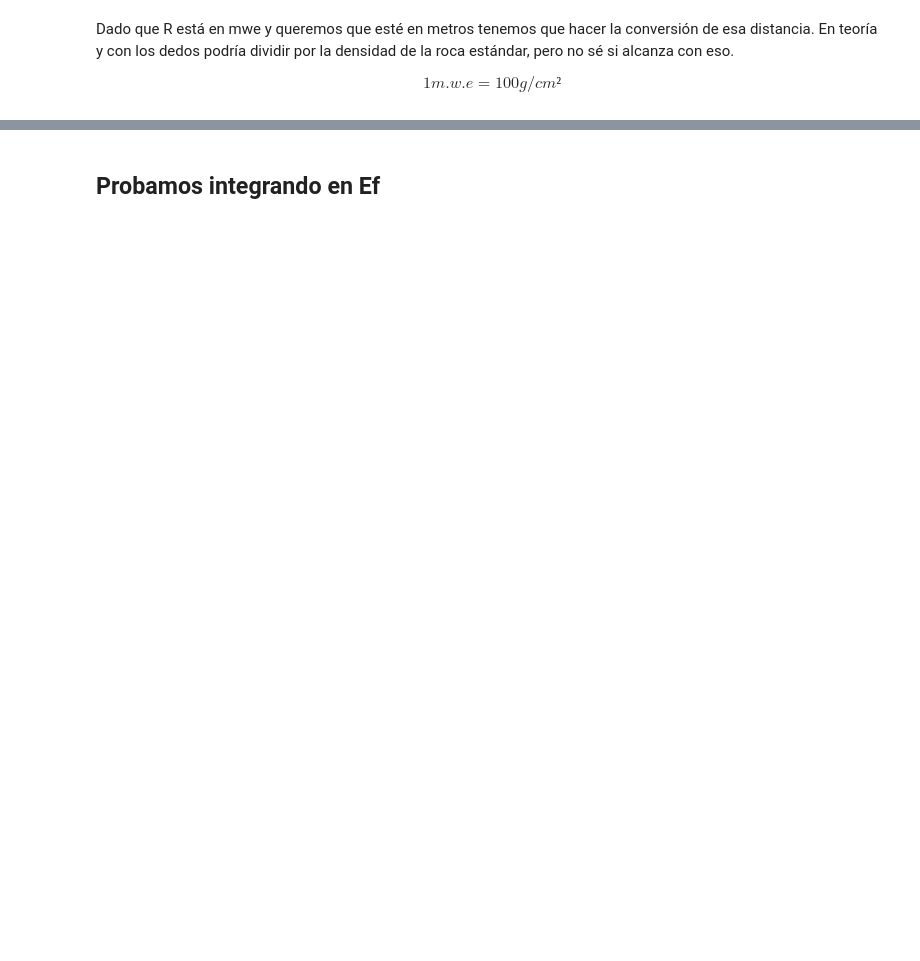
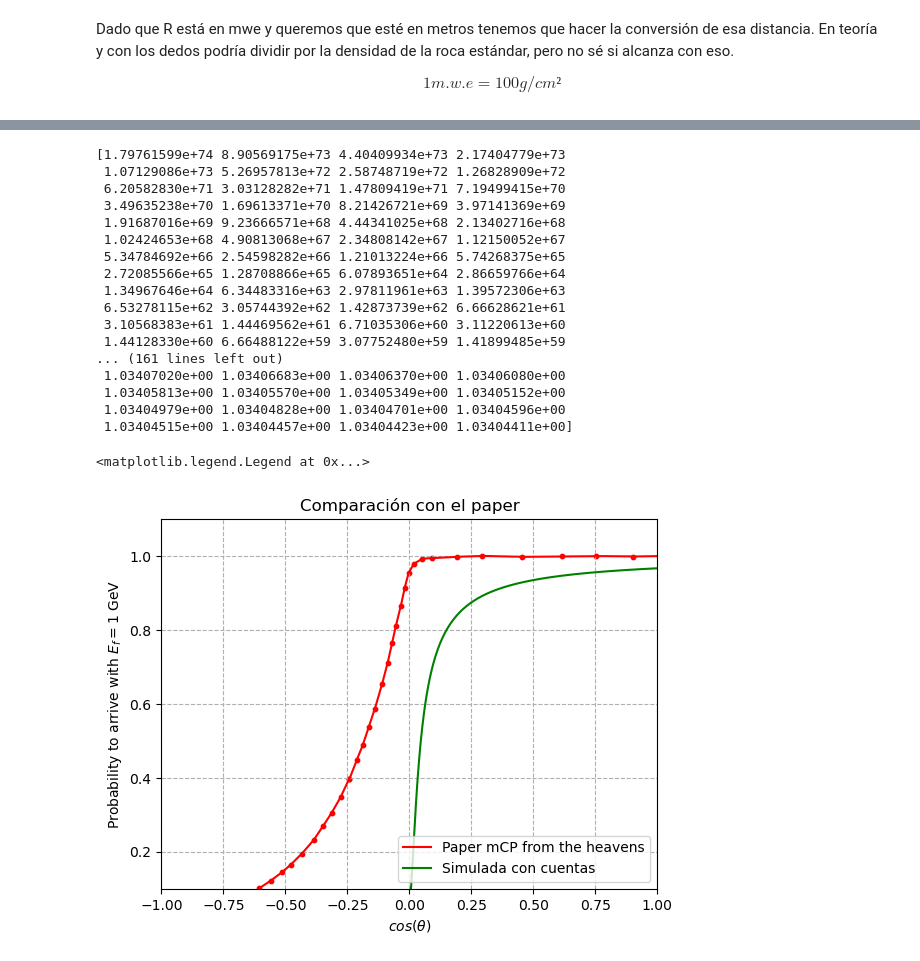
Before and after one commit to Lurishi/Doctorado-mCP, a Jupyter notebook: Mcp_gráficos_papers/Prueba_atenuacion.ipynb, the cells around one changed output, grey strips where cells are left out. Drawn from its saved outputs; the diff is of its cells as text; code cells hidden in the pictures; blank space fills up the shorter version.

```diff
--- a/Mcp_gráficos_papers/Prueba_atenuacion.ipynb
+++ b/Mcp_gráficos_papers/Prueba_atenuacion.ipynb
@@ -115,2 +116,51 @@ plt.grid(linestyle='--')
-# %% [markdown]
-## Probamos integrando en Ef
+# %%
+df_4_2_0=pd.read_csv('/home/lurishi/Escritorio/Doctorado/Proba_atenuacion/Ei_2_0_1e-4.csv',sep=';')
+df_4_4_4 = pd.read_csv('/home/lurishi/Escritorio/Doctorado/Proba_atenuacion/Ei_4_4_1e-4.csv',sep=';')
+df_4_9_7 = pd.read_csv('/home/lurishi/Escritorio/Doctorado/Proba_atenuacion/Ei_9_7_1e-4.csv',sep=';')
+df_4_21_4 = pd.read_csv('/home/lurishi/Escritorio/Doctorado/Proba_atenuacion/Ei_21_4_1e-4.csv',sep=';')
+df_4_47_2 = pd.read_csv('/home/lurishi/Escritorio/Doctorado/Proba_atenuacion/Ei_47_2_1e-4.csv',sep=';')
+# %%
+cos = np.cos(theta)
+prob1 = interpolate.interp1d(df_4_2_0[df_4_2_0.columns[0]], df_4_2_0[df_4_2_0.columns[1]], kind='linear', fill_value='extrapolate')
+prob2 = interpolate.interp1d(df_4_4_4[df_4_4_4.columns[0]], df_4_4_4[df_4_4_4.columns[1]], kind='linear', fill_value='extrapolate')
+prob3 = interpolate.interp1d(df_4_9_7[df_4_9_7.columns[0]], df_4_9_7[df_4_9_7.columns[1]], kind='linear', fill_value='extrapolate')
+prob4 = interpolate.interp1d(df_4_21_4[df_4_21_4.columns[0]], df_4_21_4[df_4_21_4.columns[1]], kind='linear', fill_value='extrapolate')
+prob5 = interpolate.interp1d(df_4_47_2[df_4_47_2.columns[0]], df_4_47_2[df_4_47_2.columns[1]], kind='linear', fill_value='extrapolate')
+# %%
+plt.plot(cos[prob1(cos)>0.1],prob1(cos)[prob1(cos)>0.1], label=rf'Paper mCP from the heavens',color = colors[0],linestyle='-')
+plt.scatter(df_4_2_0[df_4_2_0.columns[0]], df_4_2_0[df_4_2_0.columns[1]], color = colors[0], s=10)
+plt.plot(cos[prob1(cos)>0.1],P_E1[0,:][prob1(cos)>0.1], label=rf'Simulada con cuentas',color = colors[2],linestyle='-')
+
+#plt.scatter(df_4_9_7[df_4_9_7.columns[0]], df_4_9_7[df_4_9_7.columns[1]], color = colors[2], s=10)
+#plt.plot(cos,prob4(cos), label=rf'$\epsilon^2 = {eps2[1]}$, $E_i =${Ei[3]} GeV',color = colors[3],linestyle='-')
+#plt.scatter(df_4_21_4[df_4_21_4.columns[0]], df_4_21_4[df_4_21_4.columns[1]], color = colors[3], s=10)
+#plt.plot(cos,prob5(cos), label=rf'$\epsilon^2 = {eps2[1]}$, $E_i =${Ei[4]} GeV',color = colors[4],linestyle='-')
+#plt.scatter(df_4_47_2[df_4_47_2.columns[0]], df_4_47_2[df_4_47_2.columns[1]], color = colors[4], s=10)
+plt.xlim([-1, 1])
+plt.ylim([0.1,1.1])
+plt.grid(True, linestyle='--')
+plt.title('Comparación con el paper')
+plt.xlabel(f'$cos(\\theta)$')
+plt.ylabel('Probability to arrive with $E_f = 1$ GeV')
+print((prob1(cos)[prob1(cos)>0.1]/P_E1[0,:][prob1(cos)>0.1]))
+plt.legend()
+# %% [output]
+[1.79761599e+74 8.90569175e+73 4.40409934e+73 2.17404779e+73
+ 1.07129086e+73 5.26957813e+72 2.58748719e+72 1.26828909e+72
+ 6.20582830e+71 3.03128282e+71 1.47809419e+71 7.19499415e+70
+ 3.49635238e+70 1.69613371e+70 8.21426721e+69 3.97141369e+69
+ 1.91687016e+69 9.23666571e+68 4.44341025e+68 2.13402716e+68
+ 1.02424653e+68 4.90813068e+67 2.34808142e+67 1.12150052e+67
+ 5.34784692e+66 2.54598282e+66 1.21013224e+66 5.74268375e+65
+ 2.72085566e+65 1.28708866e+65 6.07893651e+64 2.86659766e+64
+ 1.34967646e+64 6.34483316e+63 2.97811961e+63 1.39572306e+63
+ 6.53278115e+62 3.05744392e+62 1.42873739e+62 6.66628621e+61
+ 3.10568383e+61 1.44469562e+61 6.71035306e+60 3.11220613e+60
+ 1.44128330e+60 6.66488122e+59 3.07752480e+59 1.41899485e+59
+... (161 lines left out)
+ 1.03407020e+00 1.03406683e+00 1.03406370e+00 1.03406080e+00
+ 1.03405813e+00 1.03405570e+00 1.03405349e+00 1.03405152e+00
+ 1.03404979e+00 1.03404828e+00 1.03404701e+00 1.03404596e+00
+ 1.03404515e+00 1.03404457e+00 1.03404423e+00 1.03404411e+00]
+<matplotlib.legend.Legend at 0x...>
+[figure, added]
```
Also changed, not shown: parts of 14 cells of this notebook, 11 other files.
